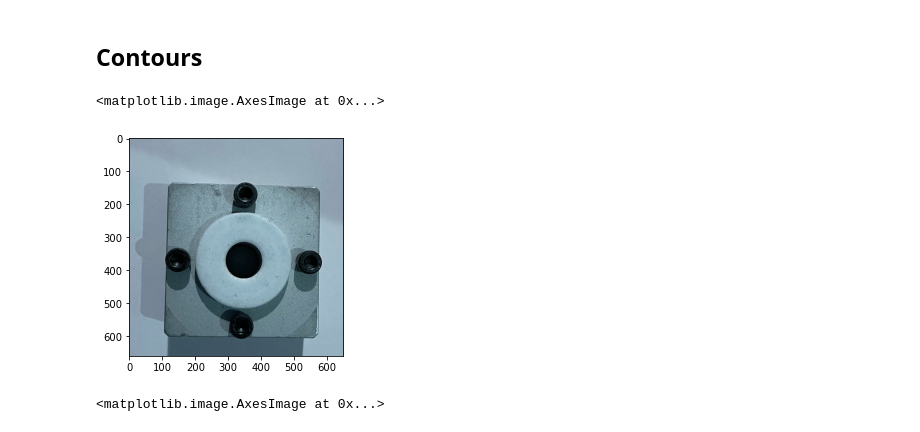
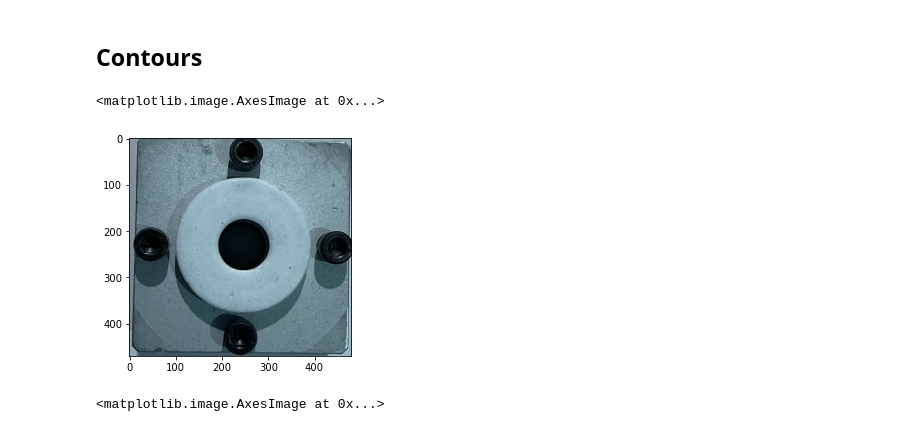
Before and after one commit to madinach/2021, a Jupyter notebook: IoTproject/usb_camera.ipynb, the cells around one changed output. Drawn from its saved outputs; the diff is of its cells as text; code cells hidden in the pictures.

Commit message:
camera

```diff
--- a/IoTproject/usb_camera.ipynb
+++ b/IoTproject/usb_camera.ipynb
@@ -114,11 +114,13 @@ viewImage(output, "image with text")
 ## Contours
 # %%
 #1.crop
-cropped = im[440:1100, 250:900]
+img = cv2.imread(cv2.samples.findFile("camera1.jpeg"))
+cropped = img[580:1050, 350:830]
+
 plt.imshow(cropped)
 # %% [output]
 <matplotlib.image.AxesImage at 0x...>
-[figure, old version]
+[figure, new version]
 # %%
 # 2.Convert the image above to grayscale
 
```
Also changed, not shown: parts of 13 cells of this notebook, 2 other files.
